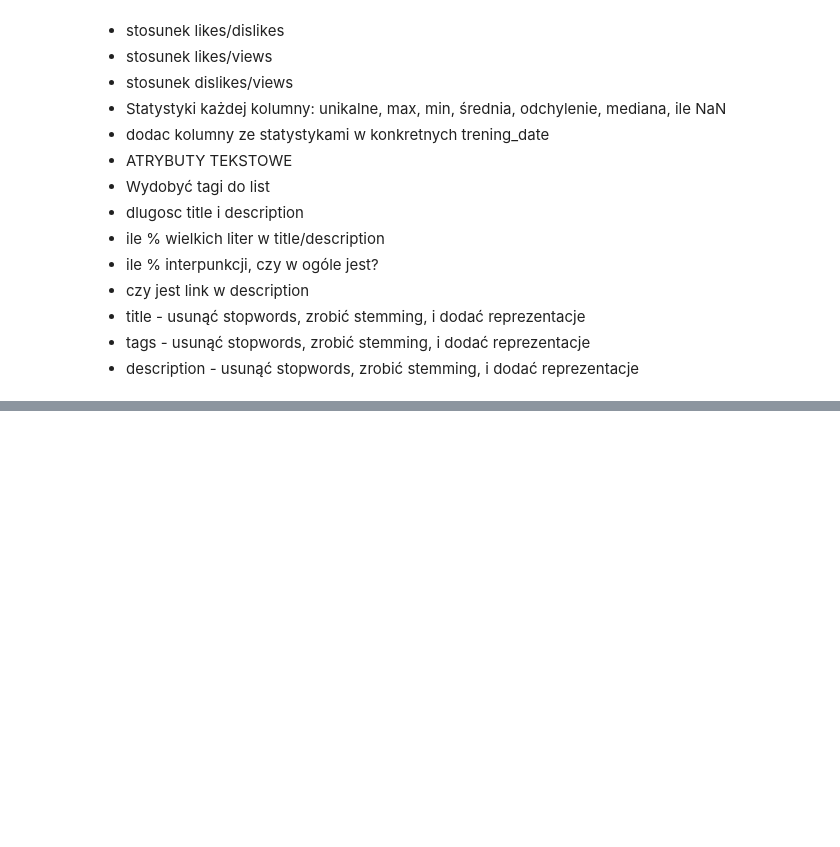
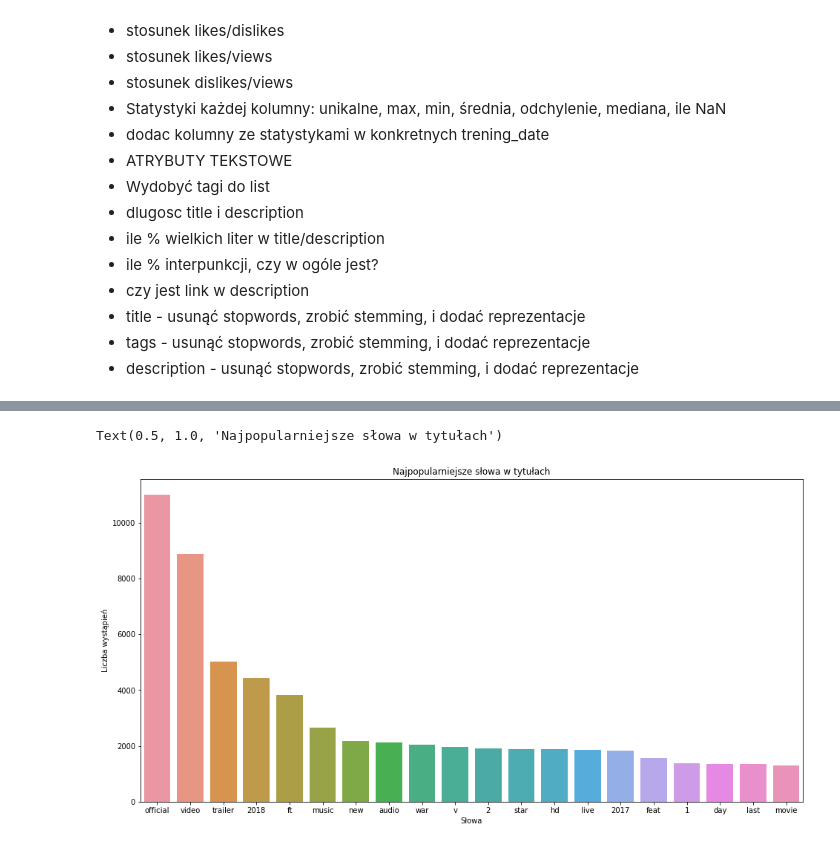
Before and after one commit to AdamKlejda/PED_YT, a Jupyter notebook: load_data.ipynb, the cells around one changed output, grey strips where cells are left out. Saved outputs shown, nothing was run; the diff lists cells and outputs as text; code cells hidden in the pictures; blank space fills up the shorter version.

```diff
--- a/load_data.ipynb
+++ b/load_data.ipynb
@@ -128,0 +170,29 @@ df.head(5)
+# %%
+def removePunctuationInString(text):
+    new_text = [char for char in text if char not in string.punctuation]
+    return ''.join(new_text)
+# %%
+all_words_title = []
+for title in df.loc[:,"title"]:
+    title = title.lower()
+    single_words = title.split(' ')
+    all_words_title.extend(single_words)
+
+all_words_title = [removePunctuationInString(word) for word in all_words_title]
+all_words_title_without_stopwords = [word for word in all_words_title if word not in stopwords.words('english') and word is not '']
+
+wnl = WordNetLemmatizer()
+all_words_title_lemmatized = [wnl.lemmatize(word) for word in all_words_title_without_stopwords]
+# %%
+cnt_title = Counter(all_words_title_lemmatized)
+cnt_title = cnt_title.most_common()
+
+xx, yy = zip(*cnt_title[:20])
+plt.figure(figsize=(16,8))
+sns.barplot(x=list(xx),y=list(yy))
+plt.xlabel("Słowa")
+plt.ylabel("Liczba wystąpień")
+plt.title("Najpopularniejsze słowa w tytułach")
+# %% [output]
+Text(0.5, 1.0, 'Najpopularniejsze słowa w tytułach')
+[figure, added]
```
Also changed, not shown: parts of 8 cells of this notebook.
